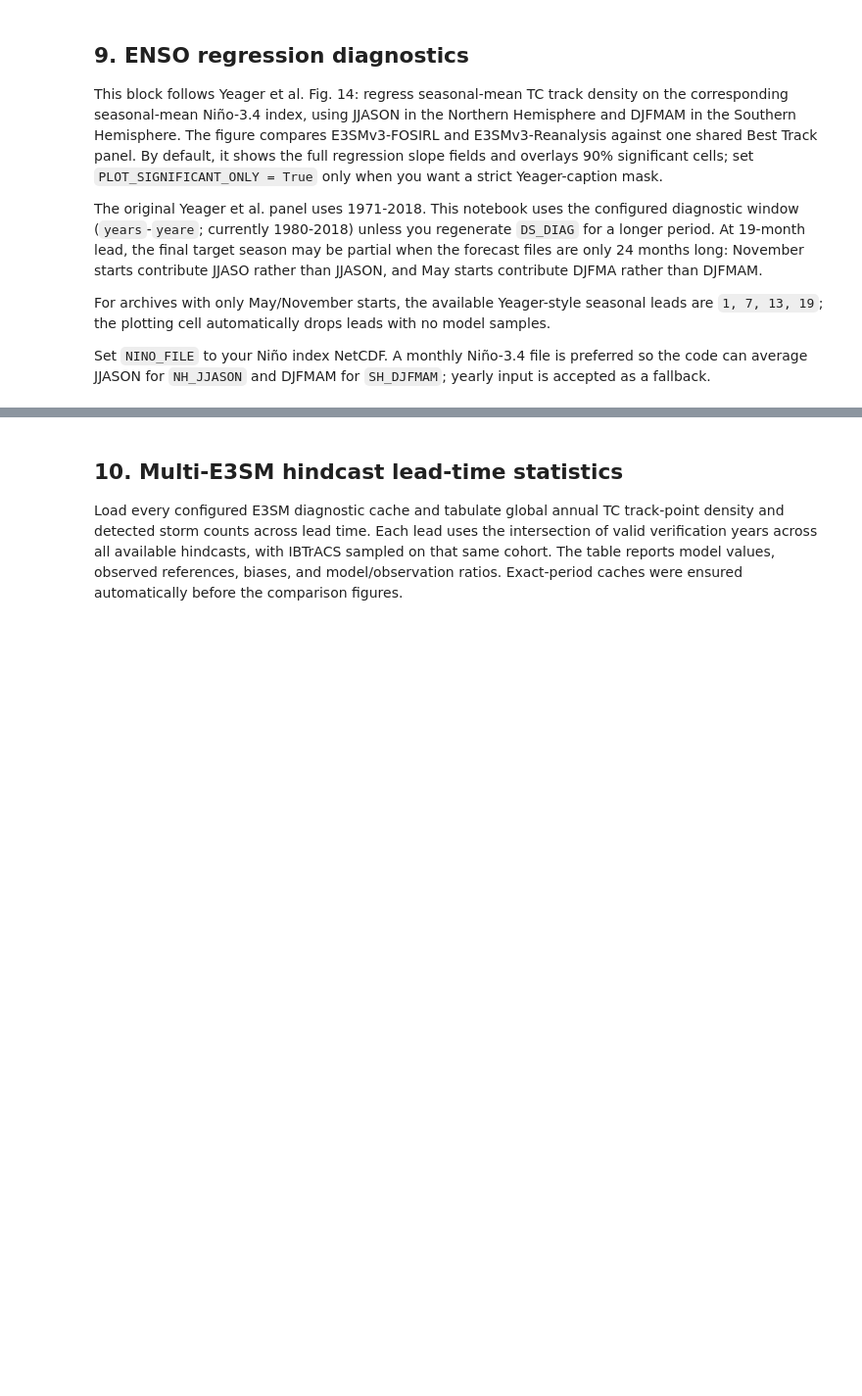
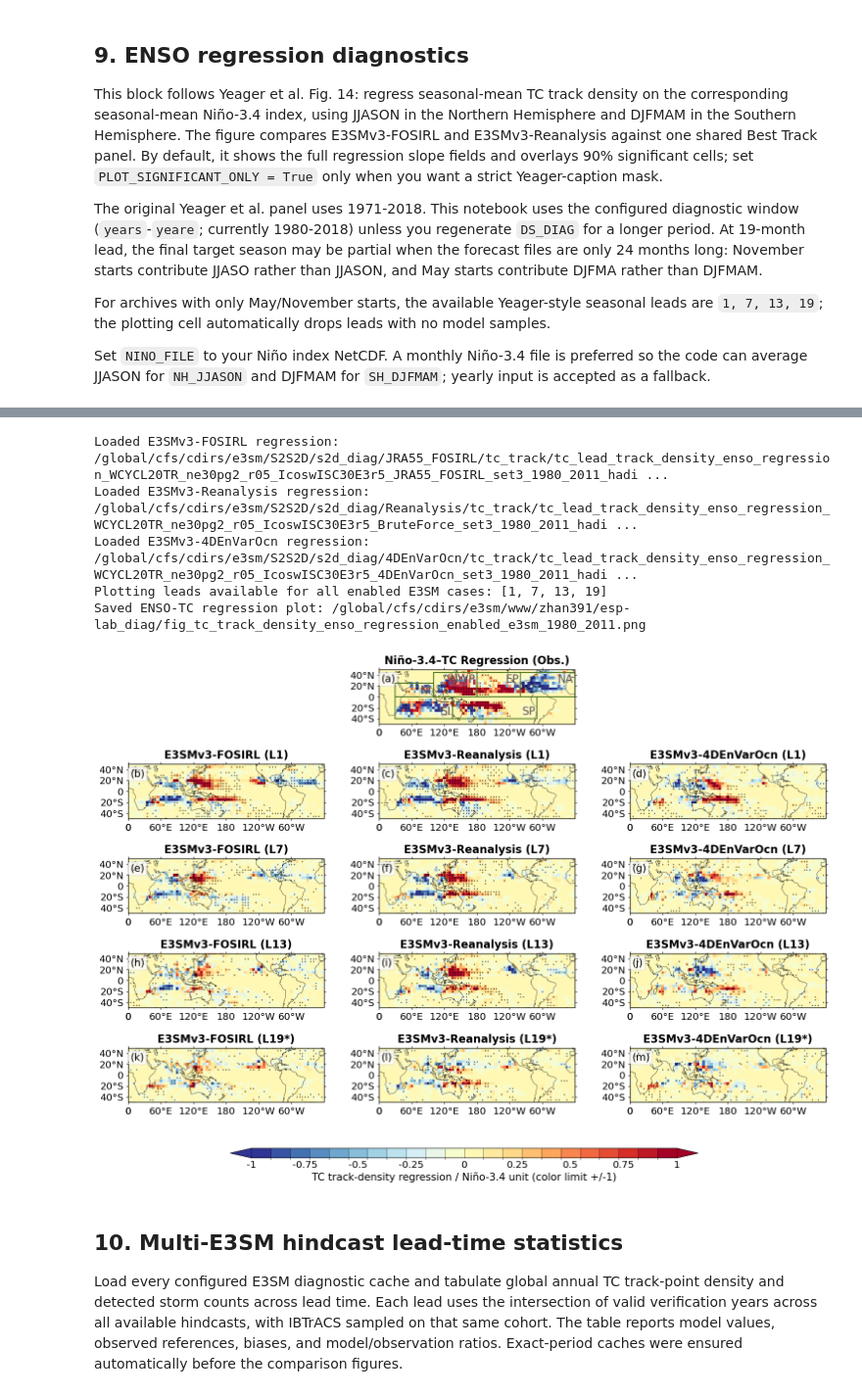
Before and after one commit to zhangshixuan1987/ESP-Lab, a Jupyter notebook: jupyter/s2d_skill/7b_tc_leadtime_analysis.ipynb, the cells around one changed output, grey strips where cells are left out. Shown at 98% size. Saved outputs shown, nothing was run; the diff lists cells and outputs as text; code cells hidden in the pictures; blank space fills up the shorter version.

```diff
--- a/jupyter/s2d_skill/7b_tc_leadtime_analysis.ipynb
+++ b/jupyter/s2d_skill/7b_tc_leadtime_analysis.ipynb
@@ -1993,12 +2054,11 @@ if not NINO_FILE.is_file() or (TC_INPUT_MODE == "rebuild" and NINO_FILE.name ==
 if NINO_FILE is None:
     print("Set NINO_FILE to your Niño-3.4 index NetCDF, then rerun this cell.")
 else:
-    if "DS_DIAG" not in globals():
-        DIAG_OUT = OUTDIR / f"tc_lead_track_density_{case_prefix}_{PARSET}_{years}_{yeare}.nc"
-        if not DIAG_OUT.exists():
-            raise FileNotFoundError(f"Run the track-density diagnostic first; missing {DIAG_OUT}")
-        DS_DIAG = xr.open_dataset(DIAG_OUT)
-        print(f"Loaded existing track-density diagnostics: {DIAG_OUT}")
+    DIAG_OUT = hindcast_diag_path(PROCESS_CASE_KEY)
+    if not DIAG_OUT.exists():
+        raise FileNotFoundError(f"Run the track-density diagnostic first; missing {DIAG_OUT}")
+    DS_DIAG = _load_netcdf_fully(DIAG_OUT)
+    print(f"Loaded exact-period track-density diagnostics: {DIAG_OUT}")
 
     nino_index = load_seasonal_nino_index(
         Path(NINO_FILE), NINO_VAR, clim_years=NINO_CLIM_YEARS
@@ -2098,10 +2176,19 @@ else:
 # =================================================================== #
 #  SETUP & PLOT CONTROLS
 # =================================================================== #
+obs_title = "Niño-3.4–TC Regression (Obs.)"
+cb_title = "TC track-density regression / Niño-3.4"
+
 PLOT_LEADS_REQUESTED = globals().get("PLOT_LEADS_REQUESTED", [1, 7, 13, 19])
 PLOT_SIGNIFICANT_ONLY = globals().get("PLOT_SIGNIFICANT_ONLY", False)
 PLOT_SIGNIFICANCE_MARKERS = globals().get("PLOT_SIGNIFICANCE_MARKERS", True)
 PLOT_MARKER_STRIDE = globals().get("PLOT_MARKER_STRIDE", 1)
+
+# Panel title format: (L1), (L7), etc. instead of | 1-mon lead
+REG_PANEL_TITLE_FMT = globals().get(
+    "REG_PANEL_TITLE_FMT",
+    lambda label, lead, suffix: f"{label} (L{lead}{suffix})"
+)
 
 # Regression figure layout & typography
 FIGSIZE_REGRESSION = globals().get("FIGSIZE_REGRESSION", (15, 16))
@@ -2115,12 +2202,13 @@ DPI_REGRESSION = globals().get("DPI_REGRESSION", 200)
 # Figure saving and metadata
 REG_METRIC = globals().get("REG_METRIC", "track_density_enso_regression")
 REG_SAVE_MODE = globals().get("REG_SAVE_MODE", "tc")
-REG_SAVE_TITLE = globals().get("REG_SAVE_TITLE", "FOSIRL and Reanalysis TC Track Density ENSO Regression")
+REG_SAVE_TITLE = globals().get("REG_SAVE_TITLE", "E3SM TC Track Density ENSO Regression")
 REG_SAVE_CAPTION = globals().get(
     "REG_SAVE_CAPTION",
     (
-        "IBTrACS ENSO regression with matched E3SMv3-FOSIRL and E3SMv3-Reanalysis "
-        f"Niño-3.4 regression maps at leads {PLOT_LEADS_REQUESTED}"
+        "IBTrACS ENSO regression with the enabled E3SM experiments and "
+        f"Niño-3.4 regression maps at leads {PLOT_LEADS_REQUESTED} "
+        f"for {years}-{yeare}."
     )
 )
 REG_SAVE_KW = dict(
@@ -2135,12 +2223,14 @@ DS_REG_BY_CASE = {}
 for regression_case_key in REGRESSION_CASE_KEYS:
     regression_path = regression_diag_path(regression_case_key)
     if not regression_path.is_file():
-        raise FileNotFoundError(
-            f"Missing {E3SM_HINDCASTS[regression_case_key]['label']} regression "
-            f"diagnostic: {regression_path}. Set PROCESS_CASE_KEY="
-            f"{regression_case_key!r} and run the regression cell once."
+        print(
+            f"Building missing {E3SM_HINDCASTS[regression_case_key]['label']} "
+            f"regression diagnostic for {years}-{yeare}."
         )
-    DS_REG_BY_CASE[regression_case_key] = xr.open_dataset(regression_path)
+        build_regression_diagnostic(regression_case_key)
+    if not regression_path.is_file():
+        raise RuntimeError(f"Regression diagnostic was not created: {regression_path}")
+    DS_REG_BY_CASE[regression_case_key] = _load_netcdf_fully(regression_path)
     print(
         f"Loaded {E3SM_HINDCASTS[regression_case_key]['label']} regression: "
         f"{regression_path}"
@@ -2171,7 +2261,7 @@ if not PLOT_LEADS:
 missing_requested_leads = [lead for lead in PLOT_LEADS_REQUESTED if lead not in PLOT_LEADS]
 if missing_requested_leads:
     print(f"Requested leads not available and skipped: {missing_requested_leads}")
-print(f"Plotting leads available for both E3SM cases: {PLOT_LEADS}")
+print(f"Plotting leads available for all enabled E3SM cases: {PLOT_LEADS}")
 
 # Global TC-season map: NH_JJASON for Northern Hemisphere basins and
 # SH_DJFMAM for Southern Hemisphere basins, matching the NCL Fig. 14 layout.
@@ -2224,59 +2314,71 @@ cmap = plt.get_cmap(COLORMAP_NAME).copy()
 cmap.set_bad((1, 1, 1, 0))
 
 n_panels = 1 + len(REGRESSION_CASE_KEYS) * len(PLOT_LEADS)
+grid_nrows = 1 + len(PLOT_LEADS)
+grid_ncols = len(REGRESSION_CASE_KEYS)
+obs_grid_slot = (0, grid_ncols // 2)
 fig = plt.figure(figsize=FIGSIZE_REGRESSION)
-gs = fig.add_gridspec(GRID_NROWS, GRID_NCOLS)
+gs = fig.add_gridspec(grid_nrows, grid_ncols)
 
 axes = [
     fig.add_subplot(
-        gs[OBS_GRID_SLOT],
+        gs[obs_grid_slot],
         projection=ccrs.PlateCarree(central_longitude=CENTRAL_LONGITUDE_REGRESSION),
     )
 ]
 fields = [obs_map]
 sigs = [obs_sig]
-titles = ["Niño-3.4–TC Track Density Regression (Obs.)"]
+titles = [obs_title]
 for lead_index, lead in enumerate(PLOT_LEADS):
     row = lead_index + 1
     for case_col, regression_case_key in enumerate(REGRESSION_CASE_KEYS):
-        col_slice = slice(0, 2) if case_col == 0 else slice(2, 4)
         axes.append(
             fig.add_subplot(
-                gs[row, col_slice],
+                gs[row, case_col],
                 projection=ccrs.PlateCarree(central_longitude=CENTRAL_LONGITUDE_REGRESSION),
             )
         )
         fields.append(model_maps_by_case[regression_case_key][lead_index])
         sigs.append(model_sigs_by_case[regression_case_key][lead_index])
         lead_suffix = "*" if lead == 19 else ""
         titles.append(
-            f"{E3SM_HINDCASTS[regression_case_key]['label']} | "
-            f"{lead}-mon lead{lead_suffix}"
+            REG_PANEL_TITLE_FMT(
+                E3SM_HINDCASTS[regression_case_key]["label"],
+                lead,
+                lead_suffix,
+            )
         )
 
 panel_labels = [f"({chr(97 + i)})" for i in range(n_panels)]
 im = None
 for idx, (ax, field, sig, title, panel_label) in enumerate(zip(axes, fields, sigs, titles, panel_labels)):
     im = _plot_regression_panel(
         ax, field, sig, title, panel_label,
         show_basin_boxes=(idx == 0),
     )
 
 cbar_ax = fig.add_axes(COLORBAR_AX_POSITION_REGRESSION)
 cbar = fig.colorbar(
     im, cax=cbar_ax, orientation="horizontal",
     ticks=TICKS, extend="both", drawedges=True,
 )
 cbar.ax.set_xticklabels([f"{tick:.2g}" for tick in TICKS])
 cbar.ax.tick_params(labelsize=COLORBAR_TICK_FONTSIZE_REGRESSION, length=0)
-cbar.set_label(f"TC track-density regression / Niño-3.4 unit (color limit +/-{color_limit:g})", fontsize=COLORBAR_LABEL_FONTSIZE_REGRESSION)
+cbar.set_label(f"{cb_title} unit (color limit +/-{color_limit:g})", fontsize=COLORBAR_LABEL_FONTSIZE_REGRESSION)
 fig.subplots_adjust(**REGRESSION_SUBPLOT_ADJUST)
 FIG_REG_OUT = FIGDIR / figure_filename(
-    "tc_track_density", "enso_regression", "fosirl_reanalysis"
+    "tc_track_density", "enso_regression", "enabled_e3sm", years, yeare
 )
 mov.save_figure(fig, FIG_REG_OUT, **REG_SAVE_KW)
 print(f"Saved ENSO-TC regression plot: {FIG_REG_OUT}")
 plt.show()
+# %% [output]
+Loaded E3SMv3-FOSIRL regression: /global/cfs/cdirs/e3sm/S2S2D/s2d_diag/JRA55_FOSIRL/tc_track/tc_lead_track_density_enso_regression_WCYCL20TR_ne30pg2_r05_IcoswISC30E3r5_JRA55_FOSIRL_set3_1980_2011_hadi ...
+Loaded E3SMv3-Reanalysis regression: /global/cfs/cdirs/e3sm/S2S2D/s2d_diag/Reanalysis/tc_track/tc_lead_track_density_enso_regression_WCYCL20TR_ne30pg2_r05_IcoswISC30E3r5_BruteForce_set3_1980_2011_hadi ...
+Loaded E3SMv3-4DEnVarOcn regression: /global/cfs/cdirs/e3sm/S2S2D/s2d_diag/4DEnVarOcn/tc_track/tc_lead_track_density_enso_regression_WCYCL20TR_ne30pg2_r05_IcoswISC30E3r5_4DEnVarOcn_set3_1980_2011_hadi ...
+Plotting leads available for all enabled E3SM cases: [1, 7, 13, 19]
+Saved ENSO-TC regression plot: /global/cfs/cdirs/e3sm/www/zhan391/esp-lab_diag/fig_tc_track_density_enso_regression_enabled_e3sm_1980_2011.png
+[figure, added]
 # %% [markdown]
 ## 10. Multi-E3SM hindcast lead-time statistics
 
```
Also changed, not shown: parts of 6 cells of this notebook, 3 other files.
